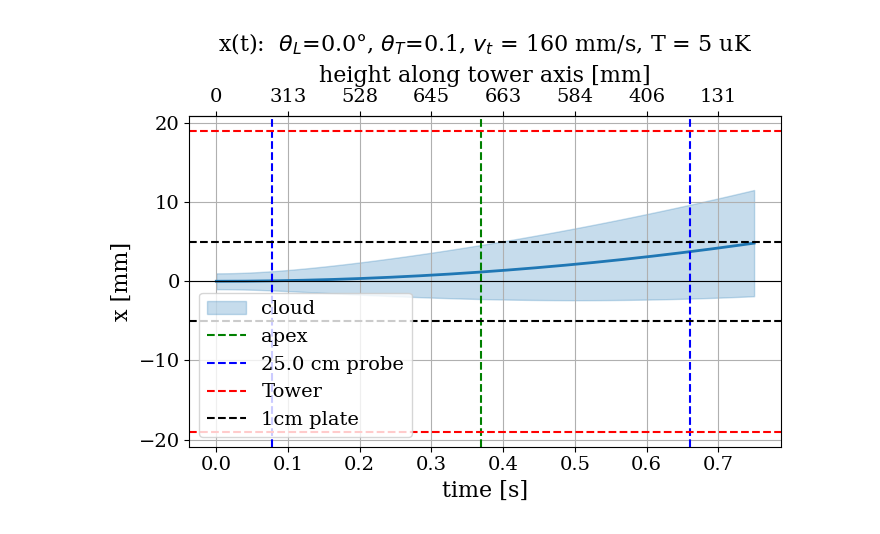
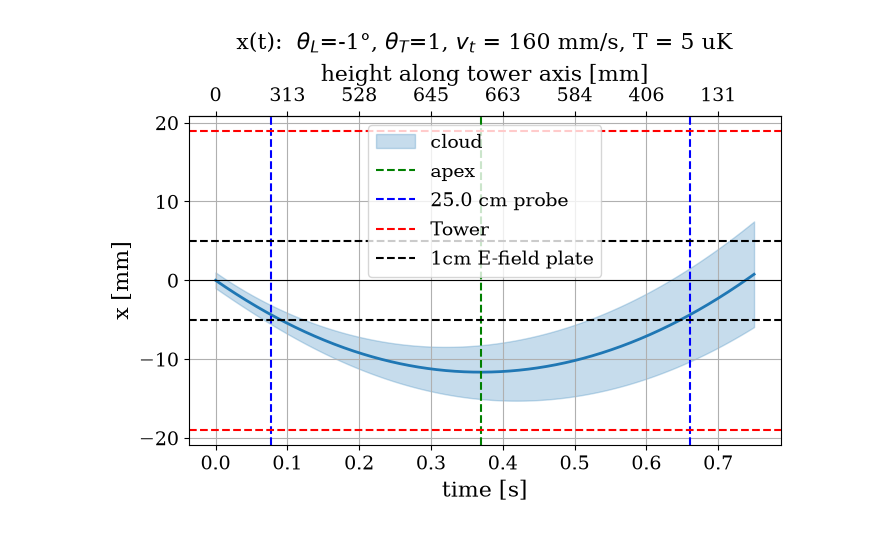
Before and after one commit to josephmlev/eedm_jml, a Jupyter notebook: daqAnalysisAndExperiments/launch/launchAngleCalc.ipynb, the cells around one changed output. Drawn from its saved outputs; the diff is of its cells as text; code cells hidden in the pictures.

```diff
--- a/daqAnalysisAndExperiments/launch/launchAngleCalc.ipynb
+++ b/daqAnalysisAndExperiments/launch/launchAngleCalc.ipynb
@@ -22,8 +22,8 @@ vi_t       = 160      # track speed, mm/s
 g          = 9.81     # m/s^2
 d          = 0.038    # tower diameter, m
 
-theta_l    = 0.0      # launch angle from axis, deg (cw +)
-theta_t    = 0.1       # tower angle from vertical, deg (cw +)
+theta_l    = -1      # launch angle from axis, deg (cw +)
+theta_t    = 1       # tower angle from vertical, deg (cw +)
 
 d_cloud_i  = 2.0      # initial cloud diameter, mm
 T          = 5      # cloud temperature, uK
@@ -69,32 +69,32 @@ plt.axvline(t_apex, color='g', lw=1.5, ls='--', label = 'apex')
 a_y = vi * np.cos(thL)
 b_y = 0.5 * g * np.cos(thT)
 disc = a_y**2 - 4 * b_y * (y_probe)              # y_probe in meters
 if disc >= 0:
     t_up   = (a_y - np.sqrt(disc)) / (2 * b_y)
     t_down = (a_y + np.sqrt(disc)) / (2 * b_y)
     plt.axvline(t_up,   color='b', lw=1.5, ls='--', label=f'{y_probe*100} cm probe')
     plt.axvline(t_down, color='b', lw=1.5, ls='--')
 
 #make all axes
 ax = plt.gca()
 ax.set_xlabel('time [s]')
 secax = ax.secondary_xaxis('top')
 tick_t = ax.get_xticks()
 secax.set_xticks(tick_t)
 secax.set_xticklabels([f'{yy*1e3:.0f}' for yy in np.interp(tick_t, t, y)])
 secax.set_xlabel('height along tower axis [mm]')
 ax.set_ylabel('x [mm]')
 
 plt.axhline(0, color='k', lw=0.8)
 plt.axhline(d / 2 * 1e3, color='r', lw=1.5, ls='--', label = "Tower")
 plt.axhline(-d / 2 * 1e3, color='r', lw=1.5, ls='--')
-plt.axhline(0.005 * 1e3, color='k', lw=1.5, ls='--', label = "1cm plate")
+plt.axhline(0.005 * 1e3, color='k', lw=1.5, ls='--', label = "1cm E-field plate")
 plt.axhline(-0.005 * 1e3, color='k', lw=1.5, ls='--')
 
 plt.title(f'x(t):  $\\theta_L$={theta_l}°, $\\theta_T$={theta_t}, $v_t$ = {vi_t} mm/s, T = {T} uK', pad = 10)
 plt.legend()
 plt.tight_layout()
 plt.grid(True)
 plt.show()
 # %% [output]
-[figure, old version]
+[figure, new version]
```
Also changed, not shown: 1 other file.
